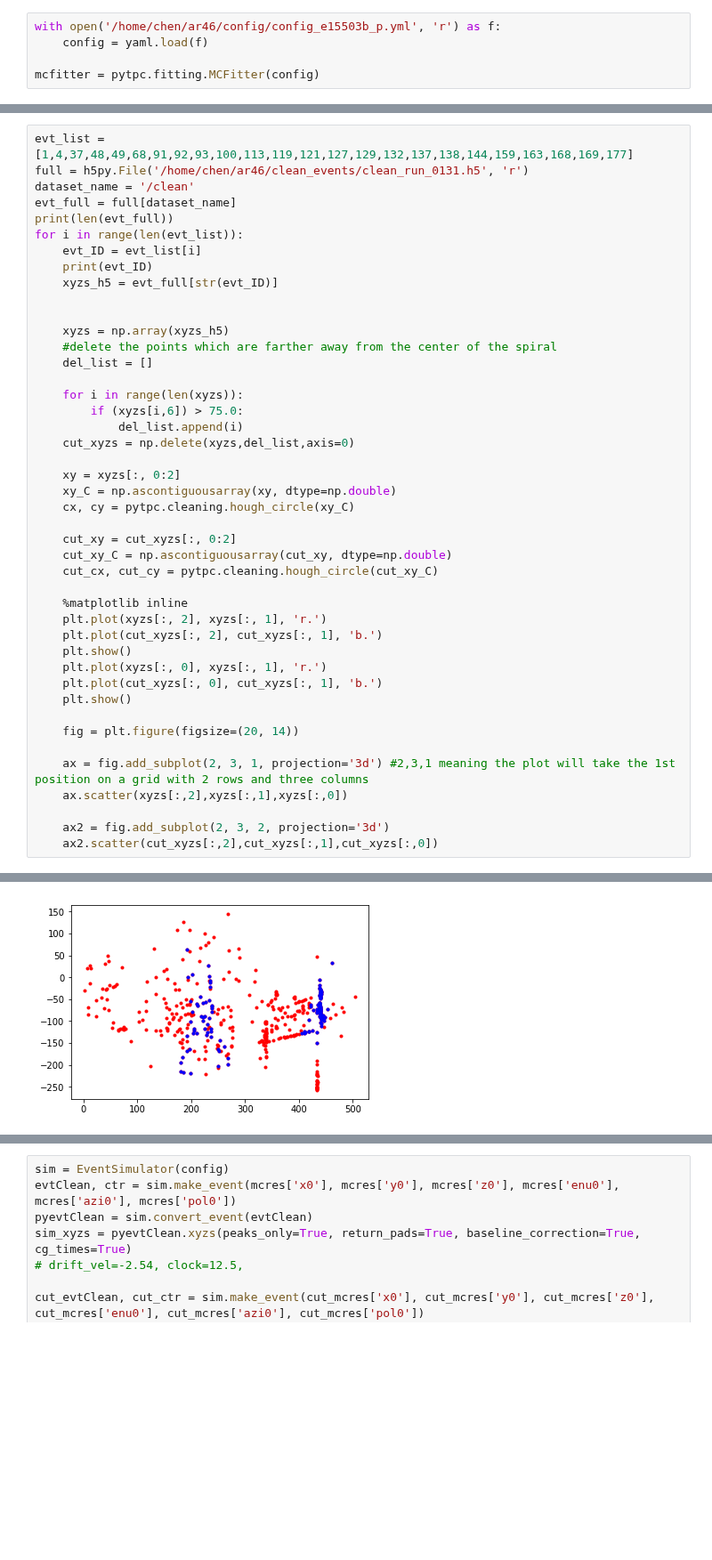
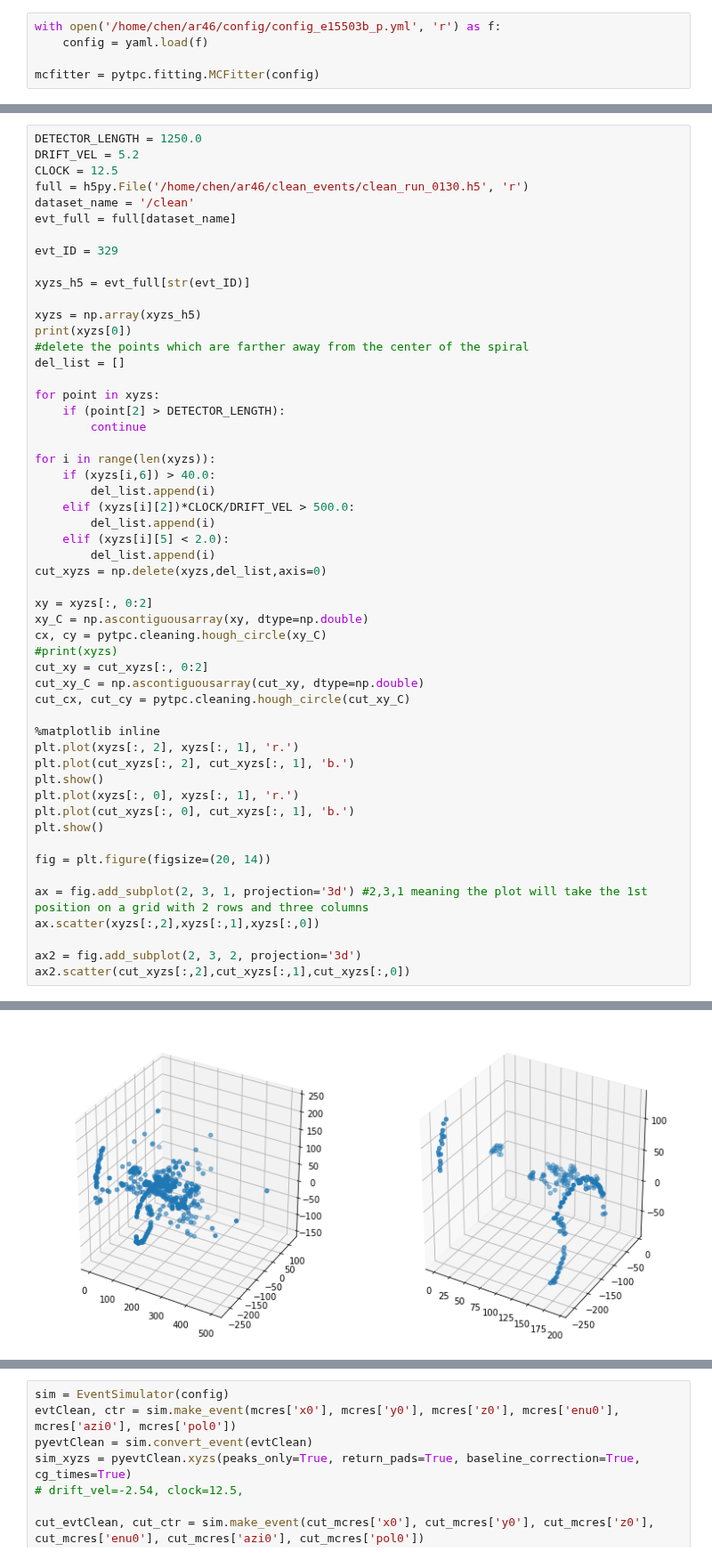
Before and after one commit to chchen123/Monte-Carlo, a Jupyter notebook: jupyter notebooks/Monte_carlo_real_events_ar46.ipynb, the cells around one changed output, grey strips where cells are left out. Shown at 89% size. Drawn from its saved outputs; the diff is of its cells as text; blank space fills up the shorter version.

```diff
--- a/jupyter notebooks/Monte_carlo_real_events_ar46.ipynb
+++ b/jupyter notebooks/Monte_carlo_real_events_ar46.ipynb
@@ -54,45 +54,54 @@ beam_origin_z = config['beam_origin_z']
 # %%
-evt_list = [1,4,37,48,49,68,91,92,93,100,113,119,121,127,129,132,137,138,144,159,163,168,169,177]
-full = h5py.File('/home/chen/ar46/clean_events/clean_run_0131.h5', 'r')
+DETECTOR_LENGTH = 1250.0
+DRIFT_VEL = 5.2
+CLOCK = 12.5
+full = h5py.File('/home/chen/ar46/clean_events/clean_run_0130.h5', 'r')
 dataset_name = '/clean'
 evt_full = full[dataset_name]
-print(len(evt_full))
-for i in range(len(evt_list)):
-    evt_ID = evt_list[i]
-    print(evt_ID)
-    xyzs_h5 = evt_full[str(evt_ID)]
 
+evt_ID = 329
 
-    xyzs = np.array(xyzs_h5)
-    #delete the points which are farther away from the center of the spiral
-    del_list = []
+xyzs_h5 = evt_full[str(evt_ID)]
 
-    for i in range(len(xyzs)):
-        if (xyzs[i,6]) > 75.0:
-            del_list.append(i)
-    cut_xyzs = np.delete(xyzs,del_list,axis=0)
+xyzs = np.array(xyzs_h5)
+print(xyzs[0])
+#delete the points which are farther away from the center of the spiral
+del_list = []
 
-    xy = xyzs[:, 0:2]
-    xy_C = np.ascontiguousarray(xy, dtype=np.double)
-    cx, cy = pytpc.cleaning.hough_circle(xy_C)
+for point in xyzs:
+    if (point[2] > DETECTOR_LENGTH):
+        continue
 
-    cut_xy = cut_xyzs[:, 0:2]
-    cut_xy_C = np.ascontiguousarray(cut_xy, dtype=np.double)
-    cut_cx, cut_cy = pytpc.cleaning.hough_circle(cut_xy_C)
+for i in range(len(xyzs)):
+    if (xyzs[i,6]) > 40.0:
+        del_list.append(i)
+    elif (xyzs[i][2])*CLOCK/DRIFT_VEL > 500.0:
+        del_list.append(i)
+    elif (xyzs[i][5] < 2.0):
+        del_list.append(i)
+cut_xyzs = np.delete(xyzs,del_list,axis=0)
 
-    %matplotlib inline
-    plt.plot(xyzs[:, 2], xyzs[:, 1], 'r.')
-    plt.plot(cut_xyzs[:, 2], cut_xyzs[:, 1], 'b.')
-    plt.show()
-    plt.plot(xyzs[:, 0], xyzs[:, 1], 'r.')
-    plt.plot(cut_xyzs[:, 0], cut_xyzs[:, 1], 'b.')
-    plt.show()
+xy = xyzs[:, 0:2]
+xy_C = np.ascontiguousarray(xy, dtype=np.double)
+cx, cy = pytpc.cleaning.hough_circle(xy_C)
+#print(xyzs)
+cut_xy = cut_xyzs[:, 0:2]
+cut_xy_C = np.ascontiguousarray(cut_xy, dtype=np.double)
+cut_cx, cut_cy = pytpc.cleaning.hough_circle(cut_xy_C)
 
-    fig = plt.figure(figsize=(20, 14))
+%matplotlib inline
+plt.plot(xyzs[:, 2], xyzs[:, 1], 'r.')
+plt.plot(cut_xyzs[:, 2], cut_xyzs[:, 1], 'b.')
+plt.show()
+plt.plot(xyzs[:, 0], xyzs[:, 1], 'r.')
+plt.plot(cut_xyzs[:, 0], cut_xyzs[:, 1], 'b.')
+plt.show()
 
-    ax = fig.add_subplot(2, 3, 1, projection='3d') #2,3,1 meaning the plot will take the 1st position on a grid with 2 rows and three columns
-    ax.scatter(xyzs[:,2],xyzs[:,1],xyzs[:,0])
+fig = plt.figure(figsize=(20, 14))
 
-    ax2 = fig.add_subplot(2, 3, 2, projection='3d')
-    ax2.scatter(cut_xyzs[:,2],cut_xyzs[:,1],cut_xyzs[:,0])
+ax = fig.add_subplot(2, 3, 1, projection='3d') #2,3,1 meaning the plot will take the 1st position on a grid with 2 rows and three columns
+ax.scatter(xyzs[:,2],xyzs[:,1],xyzs[:,0])
+
+ax2 = fig.add_subplot(2, 3, 2, projection='3d')
+ax2.scatter(cut_xyzs[:,2],cut_xyzs[:,1],cut_xyzs[:,0])
 # %% [output]
@@ -104 +113 @@ for i in range(len(evt_list)):
-[figure, old version]
+[figure, new version]
```
Also changed, not shown: parts of 6 cells of this notebook.
